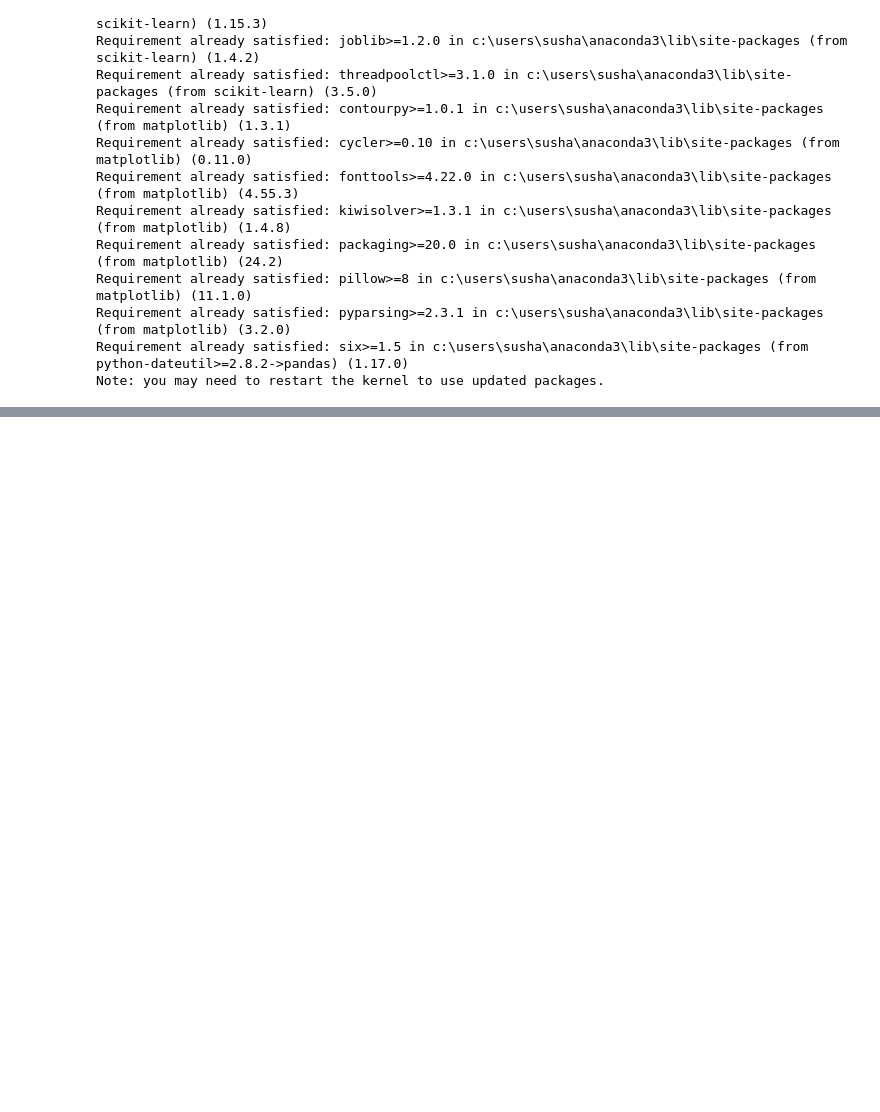
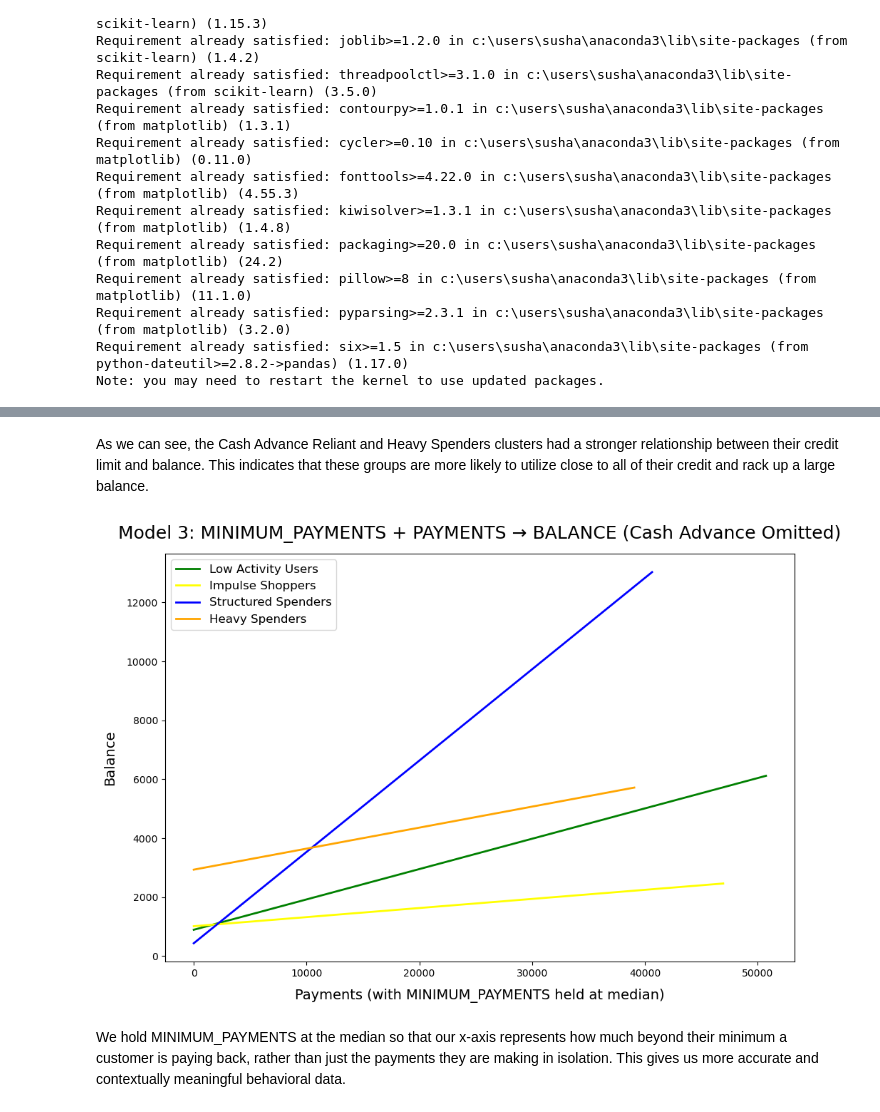
Before and after one commit to syarlagadda-dev/Credit-Card-Analysis, a Jupyter notebook: credit-card-analysis.ipynb, the cells around one changed output, grey strips where cells are left out. Saved outputs shown, nothing was run; the diff lists cells and outputs as text; code cells hidden in the pictures; blank space fills up the shorter version.

```diff
--- a/credit-card-analysis.ipynb
+++ b/credit-card-analysis.ipynb
@@ -42,0 +398,42 @@ from sklearn.metrics import mean_squared_error, r2_score
+# %% [markdown]
+As we can see, the Cash Advance Reliant and Heavy Spenders clusters had a stronger relationship between their credit limit and balance. This indicates that these groups are more likely to utilize close to all of their credit and rack up a large balance.
+# %%
+plt.figure(figsize=(10, 7))
+
+for cluster in df["Cluster_Label"].unique():
+
+    # Omit Cash Advance Reliant from Model 3 visualization
+    if cluster == "Cash Advance Reliant":
+        continue
+
+    cluster_data = df[df["Cluster_Label"] == cluster]
+
+    # Fit regression model using both features
+    X = cluster_data[["MINIMUM_PAYMENTS", "PAYMENTS"]]
+    y = cluster_data["BALANCE"]
+    model = LinearRegression().fit(X, y)
+
+    # Create regression line (hold MINIMUM_PAYMENTS constant at median)
+    minpay_median = cluster_data["MINIMUM_PAYMENTS"].median()
+    payments_range = np.linspace(cluster_data["PAYMENTS"].min(),
+                                 cluster_data["PAYMENTS"].max(), 100)
+
+    X_line = np.column_stack([
+        np.full_like(payments_range, minpay_median),
+        payments_range
+    ])
+    y_pred = model.predict(X_line)
+
+    # Plot only the regression line
+    plt.plot(payments_range, y_pred, color=colors[cluster], linewidth=2, label=cluster)
+
+plt.title("Model 3: MINIMUM_PAYMENTS + PAYMENTS → BALANCE (Cash Advance Omitted)", fontsize=18, pad=15)
+plt.xlabel("Payments (with MINIMUM_PAYMENTS held at median)", fontsize=14, labelpad=10)
+plt.ylabel("Balance", fontsize=14, labelpad=10)
+plt.legend(fontsize=12)
+plt.tight_layout()
+plt.show()
+# %% [output]
+[figure, added]
+# %% [markdown]
+We hold MINIMUM_PAYMENTS at the median so that our x-axis represents how much beyond their minimum a customer is paying back, rather than just the payments they are making in isolation. This gives us more accurate and contextually meaningful behavioral data.
```
Also changed, not shown: parts of 37 cells of this notebook, 1 other file.
